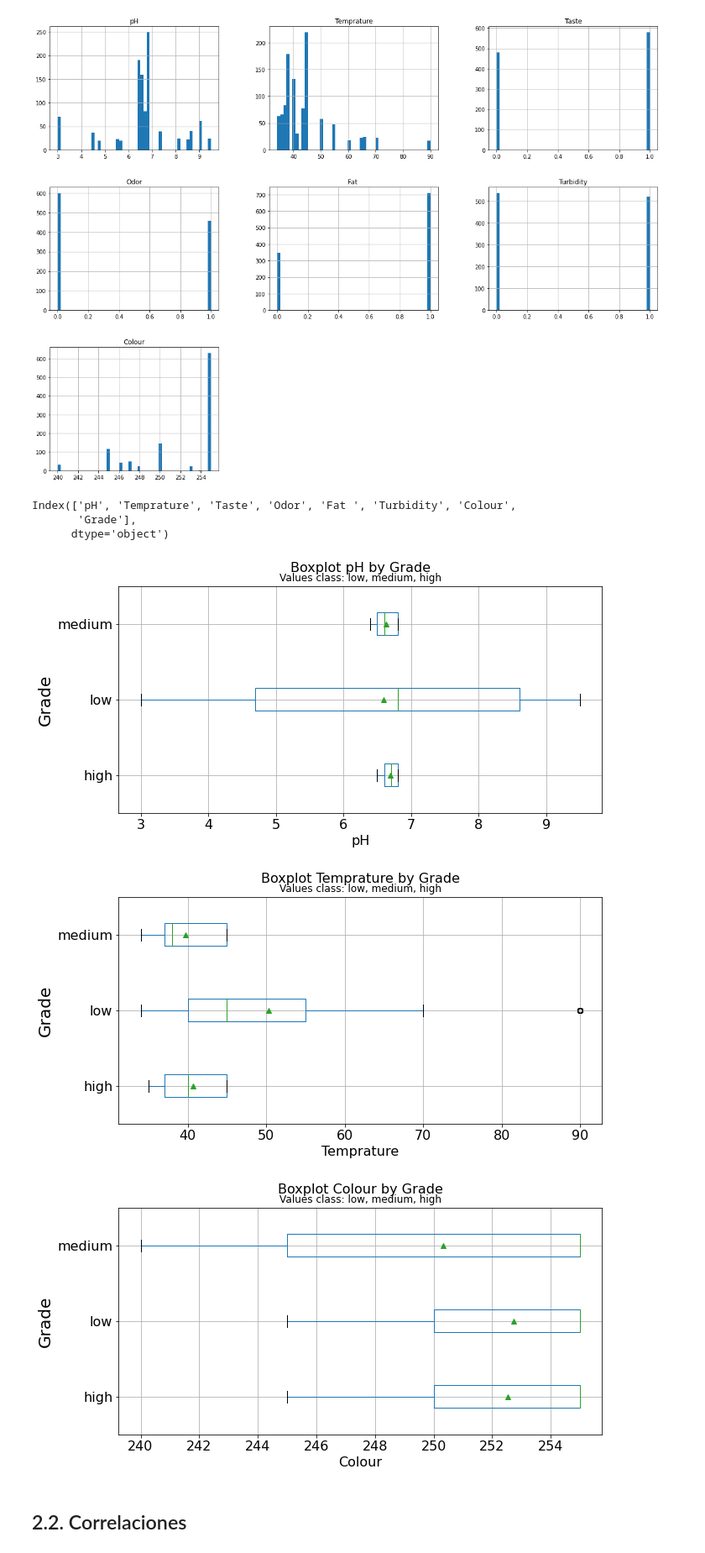
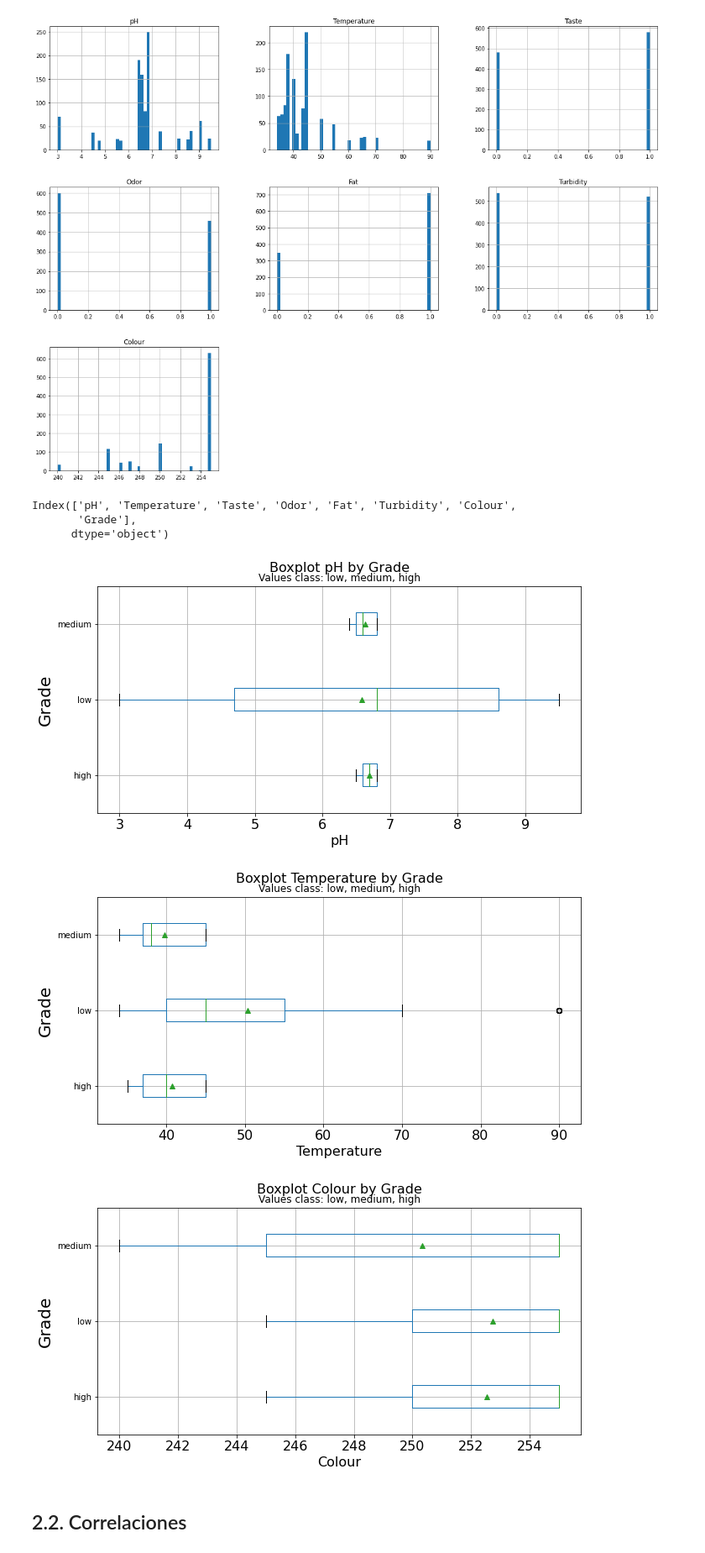
Before and after one commit to pzuniga/Milk_Quality_Prediction, a Jupyter notebook: wk7_012_Proyecto_2_Parte_2_(base).ipynb, the cells around one changed output. Shown at 84% size. Drawn from its saved outputs; the diff is of its cells as text; code cells hidden in the pictures.

```diff
--- a/wk7_012_Proyecto_2_Parte_2_(base).ipynb
+++ b/wk7_012_Proyecto_2_Parte_2_(base).ipynb
@@ -106,3 +109,7 @@ filename_csv = "/content/drive/MyDrive/Colab Notebooks/wk7_Datos/milknew.csv"
 # 1.1.1. Cargar archivo de datos en df
 # Cargar datos CSV  y asignar a dataframe df
 df=pd.read_csv(filename_csv)
+# %%
+df.rename(columns={'pH':'pH', 'Temprature':'Temperature', 'Taste':'Taste', 'Odor':'Odor', 'Fat ':'Fat',
+                   'Turbidity':'Turbidity', 'Colour':'Colour','Grade':'Grade'},inplace=True)
+df.columns
@@ -329,35 +341,35 @@ plt.show()
 # %%
 df.columns
 # %% [output]
-Index(['pH', 'Temprature', 'Taste', 'Odor', 'Fat ', 'Turbidity', 'Colour',
+Index(['pH', 'Temperature', 'Taste', 'Odor', 'Fat', 'Turbidity', 'Colour',
        'Grade'],
       dtype='object')
 # %%
 # Boxplot de características numéricas según clases de columna objetivo
 # Crear lista con los índices de una lista
 # Columnas de interés
 
-list_column = ['pH', 'Temprature', 'Colour']
+list_column = ['pH', 'Temperature', 'Colour']
 # Bucle para graficar boxplot
 for index,col in enumerate(list_column):
   Title=('Boxplot ' + col +' by Grade\n ')
   df.boxplot(column=[col],
                     by='Grade',
                     vert=False,
                     #notch=True,
                     showmeans=True,
                     figsize=(10,5))
   plt.suptitle(Title,fontsize=16);
   plt.title('Values class: low, medium, high');
   plt.xlabel(col, fontsize = 16);
   plt.ylabel('Grade', fontsize = 20);
   plt.xticks(fontsize = 16);
-  plt.yticks(fontsize = 16);
+  #plt.yticks(fontsize = 16)
   plt.show
 # %% [output]
-[figure, old version]
+[figure, new version]
-[figure, old version]
+[figure, new version]
-[figure, old version]
+[figure, new version]
 # %% [markdown]
 ## 2.2. Correlaciones
 # %%
```
Also changed, not shown: parts of 54 cells of this notebook.
